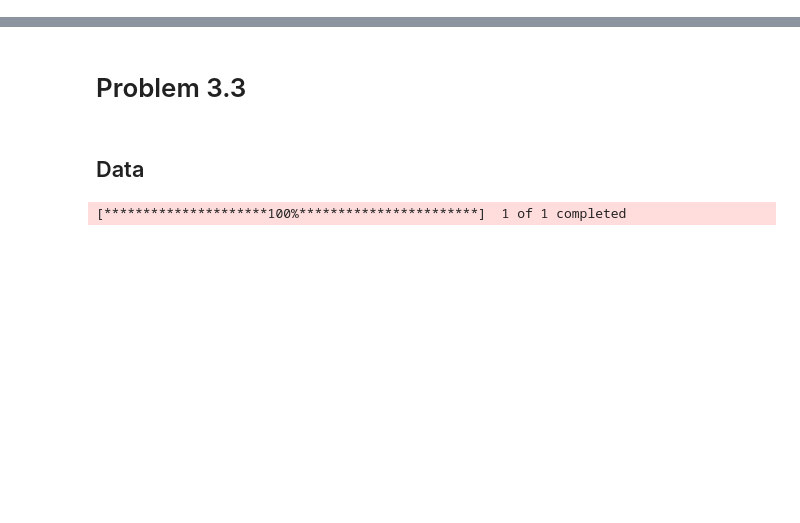
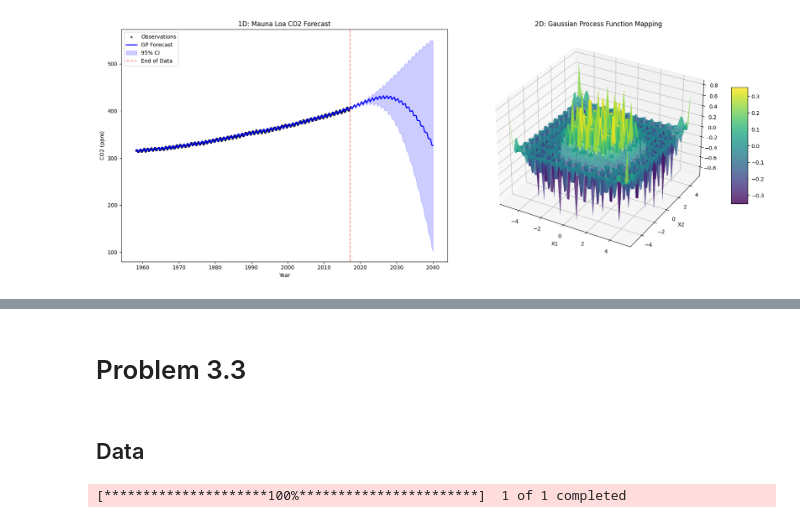
Before and after one commit to definitelynotbercik/ml_as3, a Jupyter notebook: main.ipynb, the cells around one changed output, grey strips where cells are left out. Drawn from its saved outputs; the diff is of its cells as text; code cells hidden in the pictures; blank space fills up the shorter version.

```diff
--- a/main.ipynb
+++ b/main.ipynb
@@ -0,0 +162,81 @@
+# %%
+import numpy as np
+import matplotlib.pyplot as plt
+import pandas as pd
+from sklearn.gaussian_process import GaussianProcessRegressor
+from sklearn.gaussian_process.kernels import RBF, ExpSineSquared, WhiteKernel, ConstantKernel as C
+
+# --- 1. LOAD AND PREPARE 1D DATA (CO2) ---
+df = pd.read_csv('archive.csv')
+X_1d = df['Decimal Date'].values.reshape(-1, 1)
+y_1d = df['Carbon Dioxide (ppm)'].values.flatten()
+
+# Data Cleaning
+mask = y_1d > 0
+X_1d, y_1d = X_1d[mask], y_1d[mask]
+
+# Subsample for speed (O(N^3) management)
+step = max(1, len(X_1d) // 400)
+X_1d_train, y_1d_train = X_1d[::step], y_1d[::step]
+
+# --- 2. PREPARE 2D SYNTHETIC DATA ---
+def f_2d(x):
+    return np.sin(np.sqrt(x[:, 0]**2 + x[:, 1]**2))
+
+# Create training points for 2D
+x_coord = np.linspace(-5, 5, 15)
+X1_train, X2_train = np.meshgrid(x_coord, x_coord)
+X_2d_train = np.vstack([X1_train.ravel(), X2_train.ravel()]).T
+y_2d_train = f_2d(X_2d_train)
+
+# --- 3. FIT MODELS ---
+# 1D Model (CO2)
+kernel_1d = (
+    C(50.0**2) * RBF(length_scale=50.0) +
+    C(2.0**2) * ExpSineSquared(length_scale=1.0, periodicity=1.0) +
+    WhiteKernel(noise_level=0.1)
+)
+gp_1d = GaussianProcessRegressor(kernel=kernel_1d, n_restarts_optimizer=5).fit(X_1d_train, y_1d_train)
+
+# 2D Model (Surface)
+gp_2d = GaussianProcessRegressor(kernel=C(1.0) * RBF(1.0)).fit(X_2d_train, y_2d_train)
+
+# --- 4. PREDICTIONS ---
+# 1D Prediction
+X_1d_test = np.linspace(X_1d.min(), 2040, 1000).reshape(-1, 1)
+y_1d_mean, y_1d_std = gp_1d.predict(X_1d_test, return_std=True)
+
+# 2D Prediction Grid
+grid_res = np.linspace(-5, 5, 50)
+G1, G2 = np.meshgrid(grid_res, grid_res)
+X_grid_2d = np.vstack([G1.ravel(), G2.ravel()]).T
+y_pred_2d = gp_2d.predict(X_grid_2d).reshape(G1.shape)
+
+# --- 5. VISUALIZATION ---
+fig = plt.figure(figsize=(18, 7))
+
+# Subplot 1: 1D CO2 Forecast
+ax1 = fig.add_subplot(121)
+ax1.scatter(X_1d_train, y_1d_train, c='black', s=8, alpha=0.6, label='Observations')
+ax1.plot(X_1d_test, y_1d_mean, color='blue', lw=2, label='GP Forecast')
+ax1.fill_between(X_1d_test.flatten(), y_1d_mean - 2*y_1d_std, y_1d_mean + 2*y_1d_std,
+                 color='blue', alpha=0.2, label='95% CI')
+ax1.axvline(X_1d.max(), color='red', linestyle='--', alpha=0.5, label='End of Data')
+ax1.set_title("1D: Mauna Loa CO2 Forecast")
+ax1.set_xlabel("Year")
+ax1.set_ylabel("CO2 (ppm)")
+ax1.legend()
+
+# Subplot 2: 2D Surface Plot
+ax2 = fig.add_subplot(122, projection='3d')
+surf = ax2.plot_surface(G1, G2, y_pred_2d, cmap='viridis', edgecolor='none', alpha=0.8)
+ax2.set_title("2D: Gaussian Process Function Mapping")
+ax2.set_xlabel("X1")
+ax2.set_ylabel("X2")
+fig.colorbar(surf, ax=ax2, shrink=0.5, aspect=7)
+
+plt.tight_layout()
+plt.show()
+
+print(f"Optimized 1D Kernel: {gp_1d.kernel_}")
+# %% [output]
@@ -0,0 +248 @@
+[figure, added]
```
Also changed, not shown: parts of 5 cells of this notebook, 2 other files.
